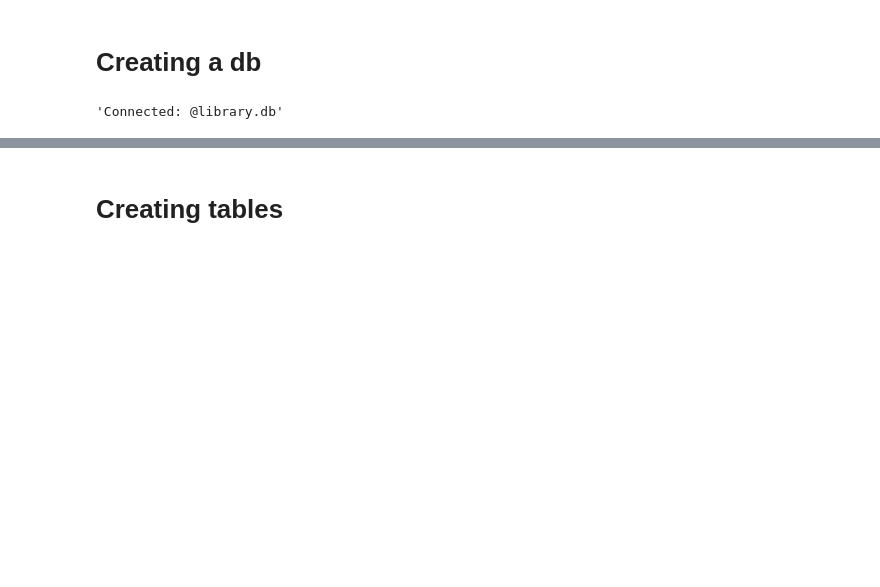
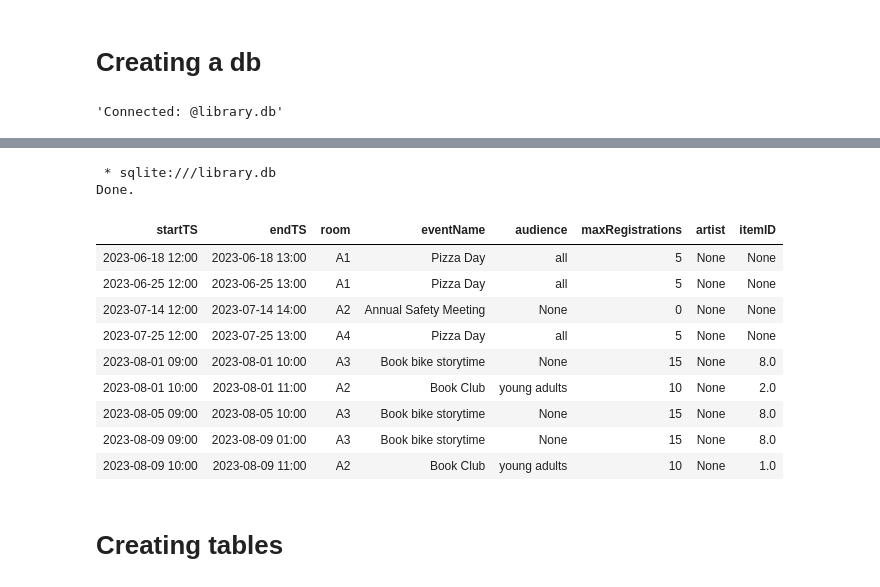
Before and after one commit to dreaminred/cmpt354-miniproject, a Jupyter notebook: notebooks/db-design.ipynb, the cells around one changed output, grey strips where cells are left out. Drawn from its saved outputs; the diff is of its cells as text; code cells hidden in the pictures; blank space fills up the shorter version.

Commit message:
Finished finding an event functionality

```diff
--- a/notebooks/db-design.ipynb
+++ b/notebooks/db-design.ipynb
@@ -25,3 +32,19 @@ Done.
+# %%
+%%sql
+SELECT * FROM Event WHERE startTS BETWEEN "2022-01-01 00:00" AND "2024-01-01 00:00"
+# %% [output]
+ * sqlite:///library.db
+Done.
+| startTS | endTS | room | eventName | audience | maxRegistrations | artist | itemID |
+| 2023-06-18 12:00 | 2023-06-18 13:00 | A1 | Pizza Day | all | 5 | None | None |
+| 2023-06-25 12:00 | 2023-06-25 13:00 | A1 | Pizza Day | all | 5 | None | None |
+| 2023-07-14 12:00 | 2023-07-14 14:00 | A2 | Annual Safety Meeting | None | 0 | None | None |
+| 2023-07-25 12:00 | 2023-07-25 13:00 | A4 | Pizza Day | all | 5 | None | None |
+| 2023-08-01 09:00 | 2023-08-01 10:00 | A3 | Book bike storytime | None | 15 | None | 8.0 |
+| 2023-08-01 10:00 | 2023-08-01 11:00 | A2 | Book Club | young adults | 10 | None | 2.0 |
+| 2023-08-05 09:00 | 2023-08-05 10:00 | A3 | Book bike storytime | None | 15 | None | 8.0 |
+| 2023-08-09 09:00 | 2023-08-09 01:00 | A3 | Book bike storytime | None | 15 | None | 8.0 |
+| 2023-08-09 10:00 | 2023-08-09 11:00 | A2 | Book Club | young adults | 10 | None | 1.0 |
 # %% [markdown]
 # Creating tables
 # %%
```
Also changed, not shown: parts of 1 cell of this notebook, 1 other file.
